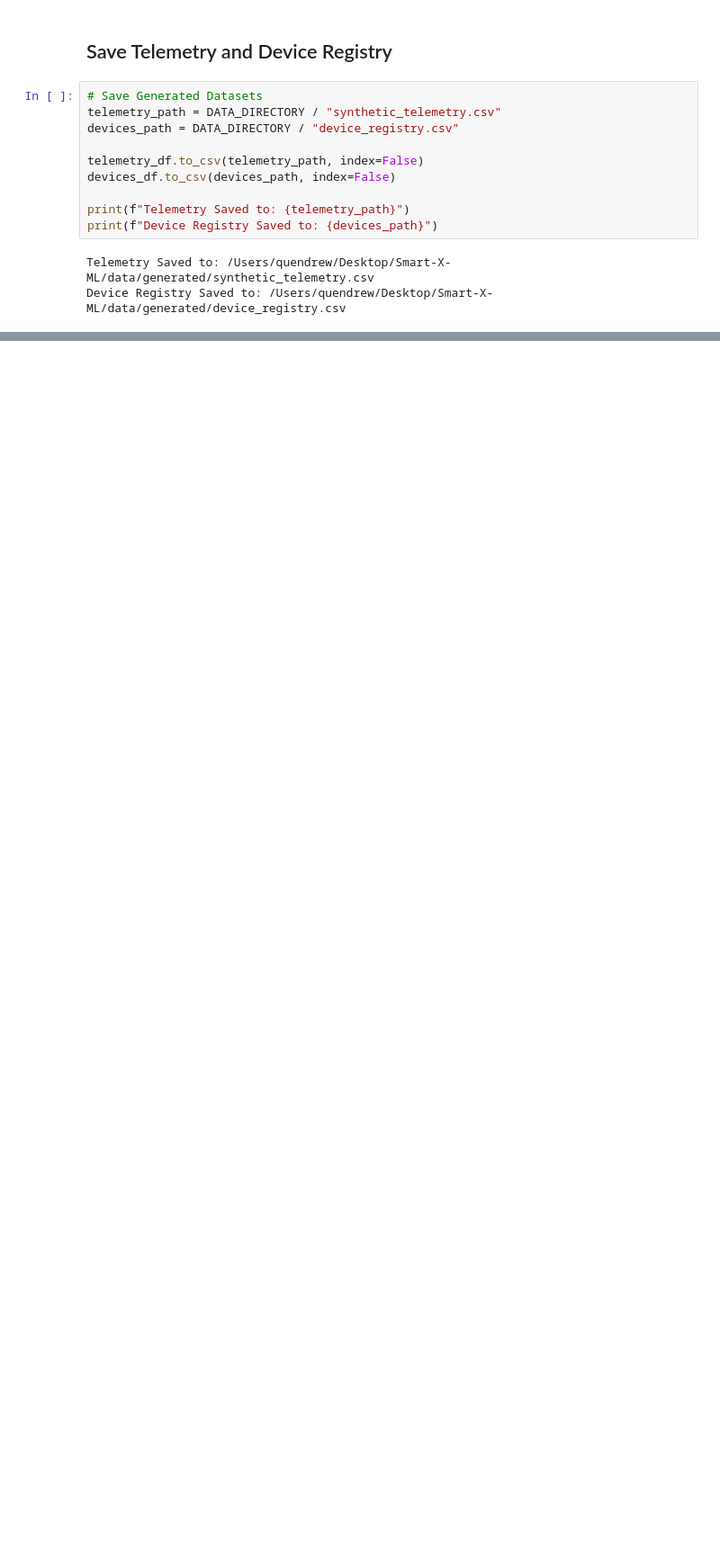
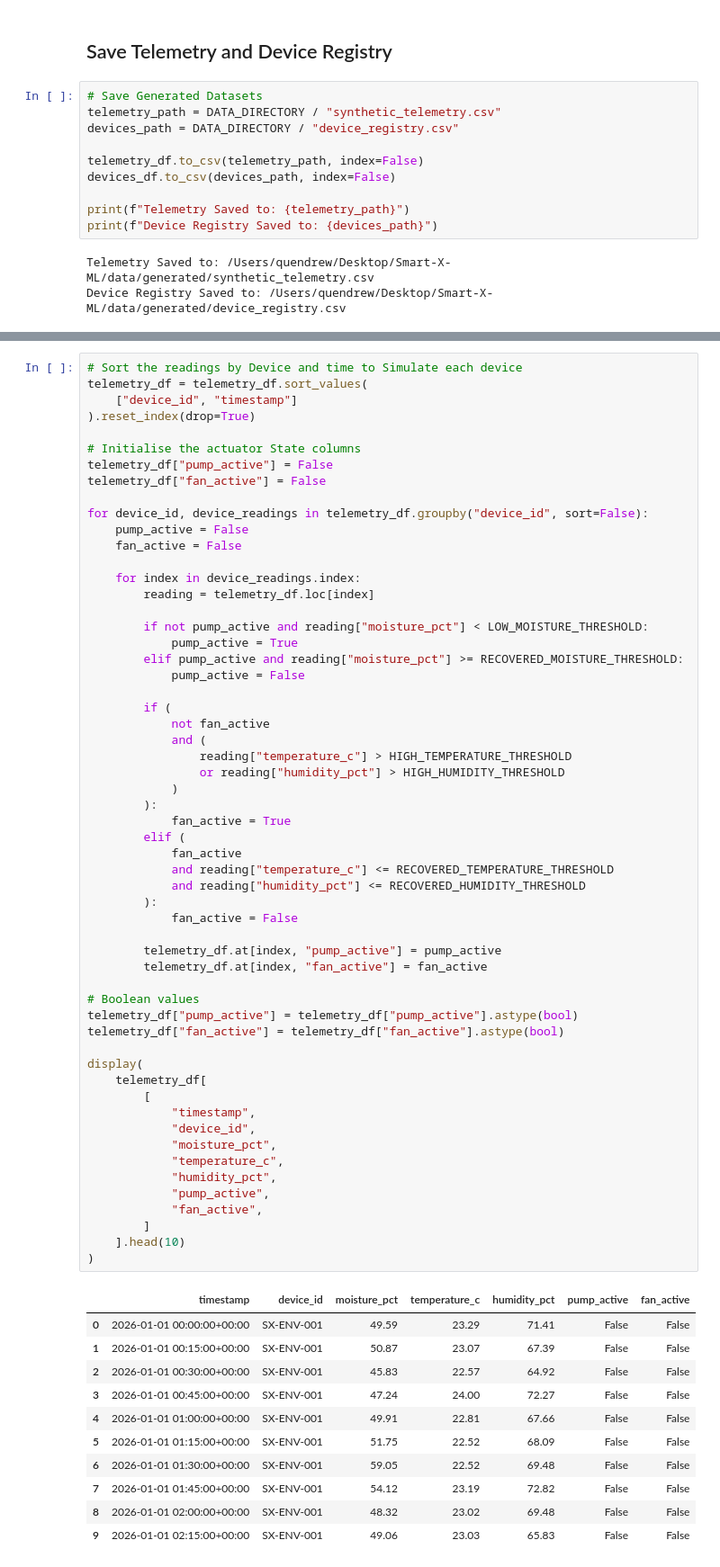
Before and after one commit to Quen-Drew-02/Smart-X-ML, a Jupyter notebook: notebooks/01_synthetic_data_generation.ipynb, the cells around one changed output, grey strips where cells are left out. Shown at 90% size. Saved outputs shown, nothing was run; the diff lists cells and outputs as text; blank space fills up the shorter version.

```diff
--- a/notebooks/01_synthetic_data_generation.ipynb
+++ b/notebooks/01_synthetic_data_generation.ipynb
@@ -349,0 +399,69 @@ Device Registry Saved to: /Users/quendrew/Desktop/Smart-X-ML/data/generated/devi
+# %%
+# Sort the readings by Device and time to Simulate each device
+telemetry_df = telemetry_df.sort_values(
+    ["device_id", "timestamp"]
+).reset_index(drop=True)
+
+# Initialise the actuator State columns
+telemetry_df["pump_active"] = False
+telemetry_df["fan_active"] = False
+
+for device_id, device_readings in telemetry_df.groupby("device_id", sort=False):
+    pump_active = False
+    fan_active = False
+
+    for index in device_readings.index:
+        reading = telemetry_df.loc[index]
+
+        if not pump_active and reading["moisture_pct"] < LOW_MOISTURE_THRESHOLD:
+            pump_active = True
+        elif pump_active and reading["moisture_pct"] >= RECOVERED_MOISTURE_THRESHOLD:
+            pump_active = False
+
+        if (
+            not fan_active
+            and (
+                reading["temperature_c"] > HIGH_TEMPERATURE_THRESHOLD
+                or reading["humidity_pct"] > HIGH_HUMIDITY_THRESHOLD
+            )
+        ):
+            fan_active = True
+        elif (
+            fan_active
+            and reading["temperature_c"] <= RECOVERED_TEMPERATURE_THRESHOLD
+            and reading["humidity_pct"] <= RECOVERED_HUMIDITY_THRESHOLD
+        ):
+            fan_active = False
+
+        telemetry_df.at[index, "pump_active"] = pump_active
+        telemetry_df.at[index, "fan_active"] = fan_active
+
+# Boolean values
+telemetry_df["pump_active"] = telemetry_df["pump_active"].astype(bool)
+telemetry_df["fan_active"] = telemetry_df["fan_active"].astype(bool)
+
+display(
+    telemetry_df[
+        [
+            "timestamp",
+            "device_id",
+            "moisture_pct",
+            "temperature_c",
+            "humidity_pct",
+            "pump_active",
+            "fan_active",
+        ]
+    ].head(10)
+)
+# %% [output]
+|  | timestamp | device_id | moisture_pct | temperature_c | humidity_pct | pump_active | fan_active |
+| 0 | 2026-01-01 00:00:00+00:00 | SX-ENV-001 | 49.59 | 23.29 | 71.41 | False | False |
+| 1 | 2026-01-01 00:15:00+00:00 | SX-ENV-001 | 50.87 | 23.07 | 67.39 | False | False |
+| 2 | 2026-01-01 00:30:00+00:00 | SX-ENV-001 | 45.83 | 22.57 | 64.92 | False | False |
+| 3 | 2026-01-01 00:45:00+00:00 | SX-ENV-001 | 47.24 | 24.00 | 72.27 | False | False |
+| 4 | 2026-01-01 01:00:00+00:00 | SX-ENV-001 | 49.91 | 22.81 | 67.66 | False | False |
+| 5 | 2026-01-01 01:15:00+00:00 | SX-ENV-001 | 51.75 | 22.52 | 68.09 | False | False |
+| 6 | 2026-01-01 01:30:00+00:00 | SX-ENV-001 | 59.05 | 22.52 | 69.48 | False | False |
+| 7 | 2026-01-01 01:45:00+00:00 | SX-ENV-001 | 54.12 | 23.19 | 72.82 | False | False |
+| 8 | 2026-01-01 02:00:00+00:00 | SX-ENV-001 | 48.32 | 23.02 | 69.48 | False | False |
+| 9 | 2026-01-01 02:15:00+00:00 | SX-ENV-001 | 49.06 | 23.03 | 65.83 | False | False |
```
Also changed, not shown: parts of 8 cells of this notebook.
